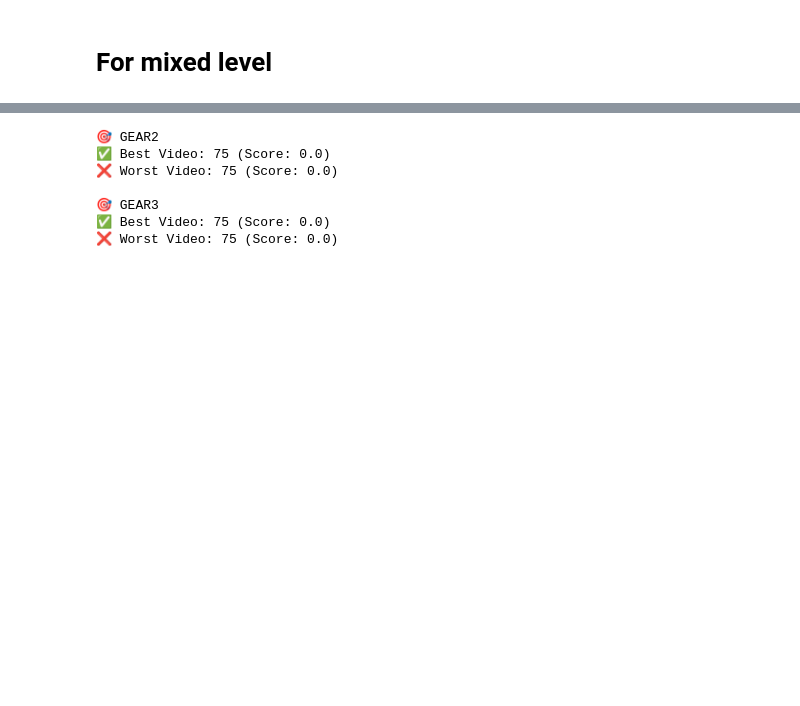
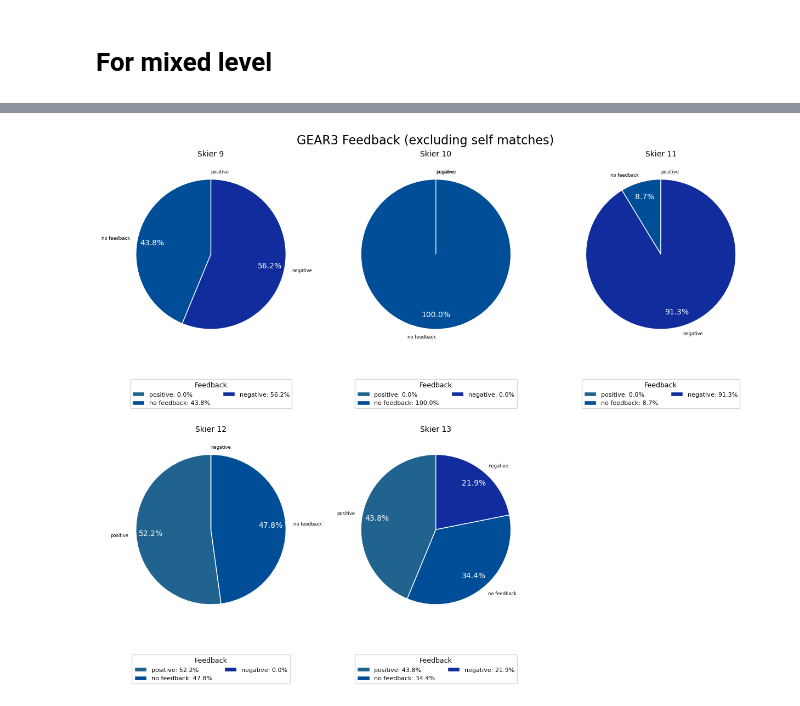
Before and after one commit to brittawi/SkiersProject, a Jupyter notebook: feedback_system/evaluation_of_results/evaluation_stiff_ankle.ipynb, the cells around one changed output, grey strips where cells are left out. Cells and saved outputs as stored; diff of their text form; code cells hidden in the pictures; blank space fills up the shorter version.

```diff
--- a/feedback_system/evaluation_of_results/evaluation_stiff_ankle.ipynb
+++ b/feedback_system/evaluation_of_results/evaluation_stiff_ankle.ipynb
@@ -232,43 +228,4 @@ plot_skier_feedback_pies(data_mixed_level, gear="gear2")
-# %%
-# Scoring weights for each sentiment
-sentiment_weights = {
-    "positive": 1,
-    "no feedback": 0.5,
-    "possibly negative": -0.5,
-    "negative": -1
-}
-
-# Initialize gear scores
-gear_scores = {
-    "gear2": {},
-    "gear3": {}
-}
-
-# Iterate over each video and accumulate scores for each gear
-for video_id, video_data in data_mixed_level.items():
-    for gear in ['gear2', 'gear3']:
-        score = 0
-        for match_type in ['with_self_matches', 'no_self_matches']:
-            if match_type in video_data and gear in video_data[match_type]:
-                feedback_category = video_data[match_type][gear].get('all', {})
-                for feedback, weight in sentiment_weights.items():
-                    count = feedback_category.get(feedback, 0)
-                    score += count * weight
-        gear_scores[gear][video_id] = score
-
-# Find best and worst videos per gear
-for gear in ['gear2', 'gear3']:
-    scores = gear_scores[gear]
-    best_video = max(scores, key=scores.get)
-    worst_video = min(scores, key=scores.get)
-    print(f"\n🎯 {gear.upper()}")
-    print(f"✅ Best Video: {best_video} (Score: {scores[best_video]})")
-    print(f"❌ Worst Video: {worst_video} (Score: {scores[worst_video]})")
-# %% [output]
-🎯 GEAR2
-✅ Best Video: 75 (Score: 0.0)
-❌ Worst Video: 75 (Score: 0.0)
-
-🎯 GEAR3
-✅ Best Video: 75 (Score: 0.0)
-❌ Worst Video: 75 (Score: 0.0)
+# %%
+plot_skier_feedback_pies(data_mixed_level, gear="gear3")
+# %% [output]
+[figure, added]
```
Also changed, not shown: parts of 7 cells of this notebook.
